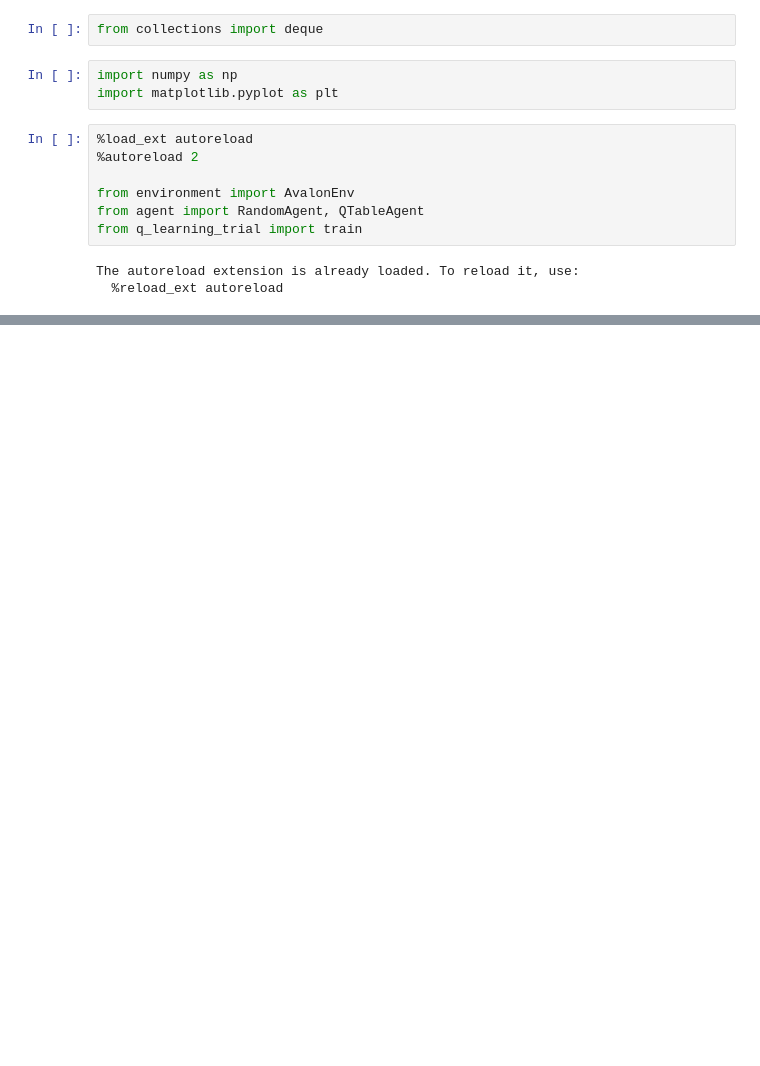
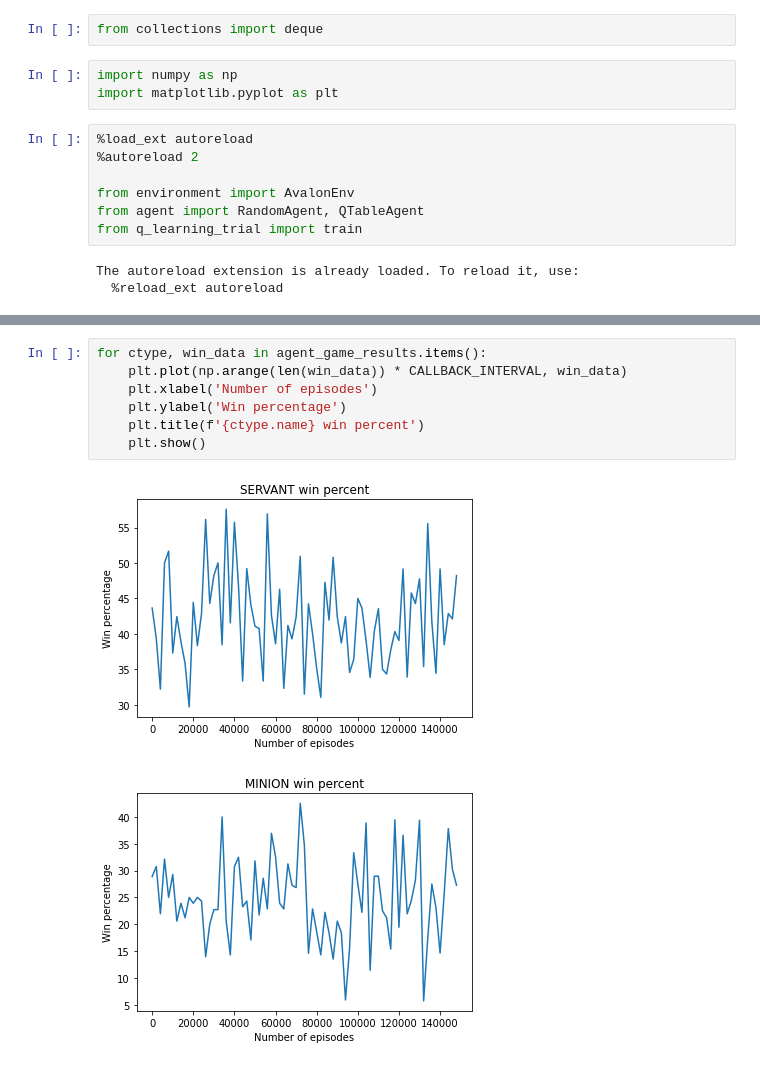
Before and after one commit to satwikkansal/gym-avalon, a Jupyter notebook: training.ipynb, the cells around one changed output, grey strips where cells are left out. Cells and saved outputs as stored; diff of their text form; blank space fills up the shorter version.

```diff
--- a/training.ipynb
+++ b/training.ipynb
@@ -69,0 +186,10 @@ plt.show()
+# %%
+for ctype, win_data in agent_game_results.items():
+    plt.plot(np.arange(len(win_data)) * CALLBACK_INTERVAL, win_data)
+    plt.xlabel('Number of episodes')
+    plt.ylabel('Win percentage')
+    plt.title(f'{ctype.name} win percent')
+    plt.show()
+# %% [output]
+[figure, added]
+[figure, added]
```
Also changed, not shown: parts of 13 cells of this notebook.
